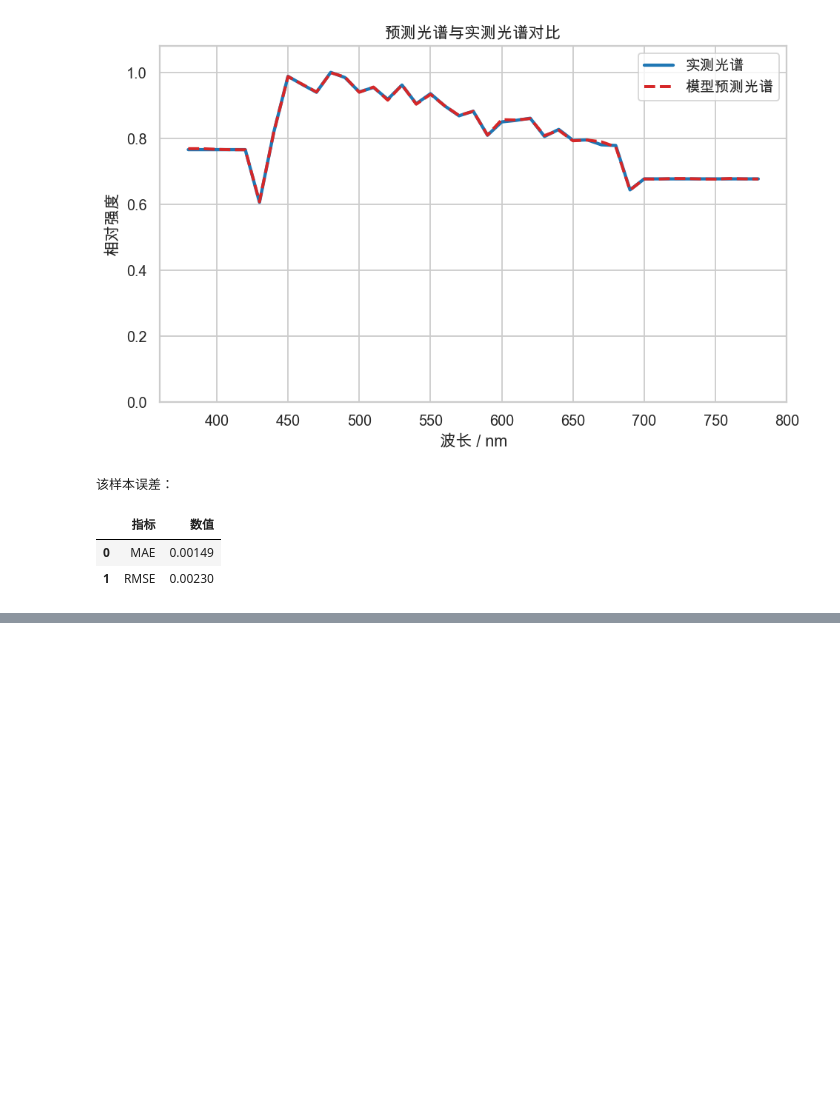
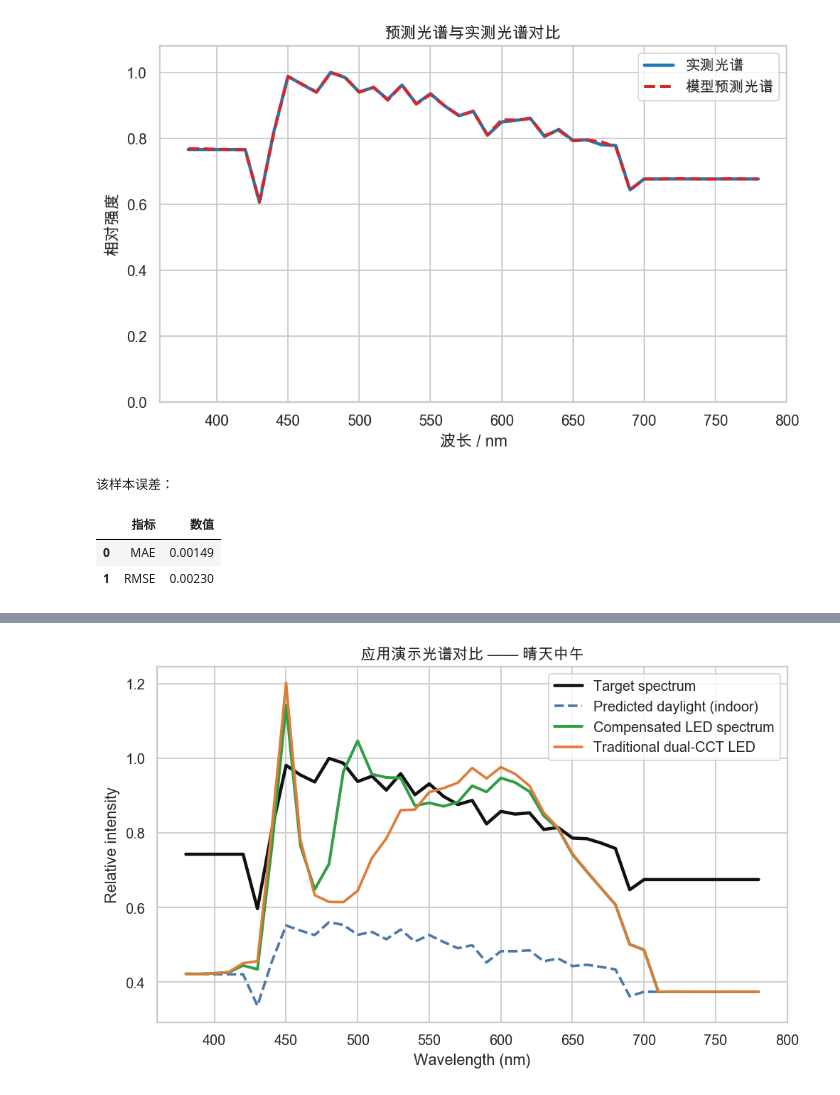
Before and after one commit to kmgcc/Pythian, a Jupyter notebook: python课设_代码/main.ipynb, the cells around one changed output, grey strips where cells are left out. Saved outputs shown, nothing was run; the diff lists cells and outputs as text; code cells hidden in the pictures; blank space fills up the shorter version.

```diff
--- a/python课设_代码/main.ipynb
+++ b/python课设_代码/main.ipynb
@@ -382,0 +408,8 @@ print(f"误差下降: {compensation.improvement_percent:.1f}%")
+# %%
+from src.visualization import plot_application_spectra, plot_color_circles
+
+# 四条光谱曲线：目标 / 预测自然光室内贡献 / 多通道补偿后 / 传统双色温
+plot_application_spectra(demo)
+plt.show()
+# %% [output]
+[figure, added]
```
Also changed, not shown: parts of 12 cells of this notebook, 9 other files.
